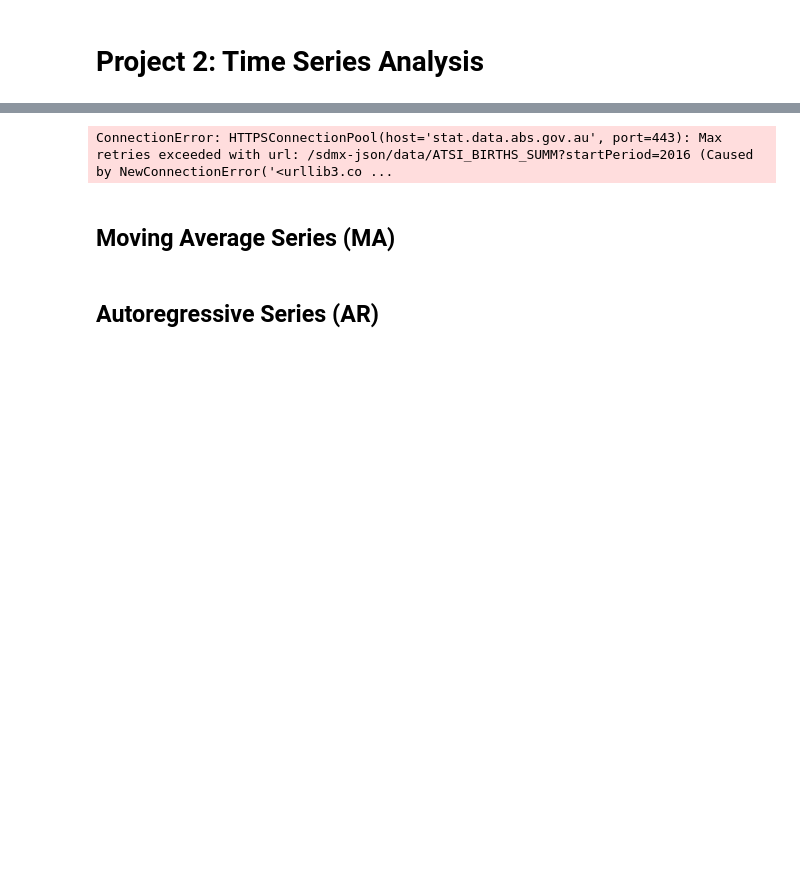
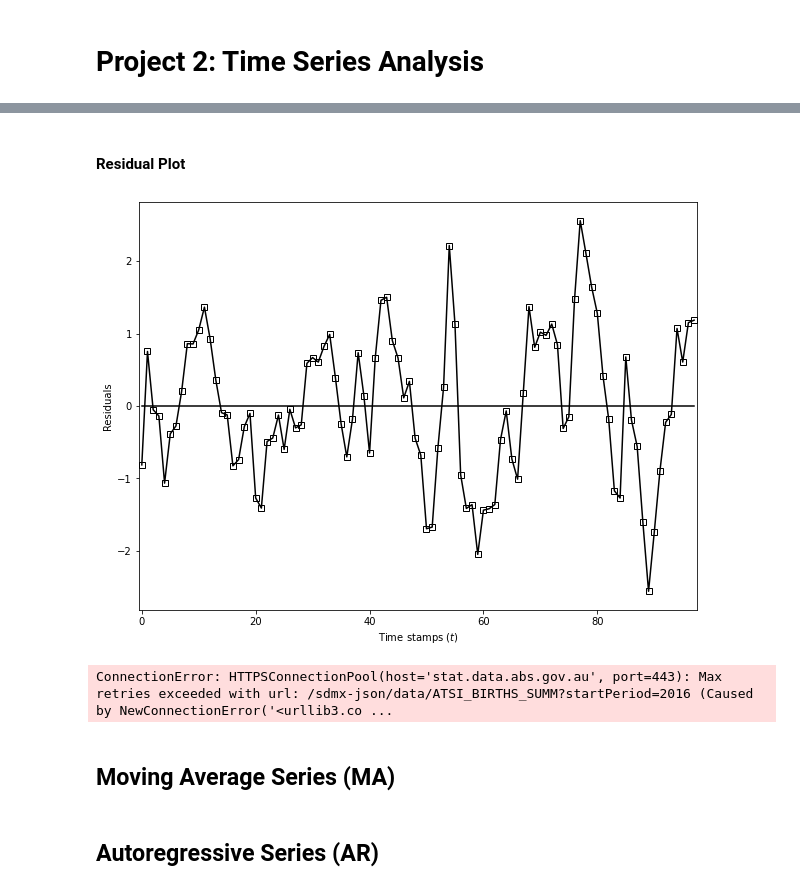
Before and after one commit to YassYe/Deeplearning-Workshops-FYP, a Jupyter notebook: Project2/TimeSeriesProject.ipynb, the cells around one changed output, grey strips where cells are left out. Drawn from its saved outputs; the diff is of its cells as text; code cells hidden in the pictures; blank space fills up the shorter version.

```diff
--- a/Project2/TimeSeriesProject.ipynb
+++ b/Project2/TimeSeriesProject.ipynb
@@ -16,3 +74,18 @@ plt.rcParams['figure.figsize'] = [10, 7.5]
+# %% [markdown]
+#### Residual Plot
+# %%
+resds = data- xPreds
+plt.figure()
+plt.plot(dataTime, resds,  "k", marker='s', markerfacecolor='none')
+plt.plot(dataTime, np.zeros(dataTime.shape), "k")
+plt.xlabel("Time stamps $(t)$")
+plt.ylabel("Residuals")
+plt.xlim([dataTime[0]-0.5, dataTime[-1]+0.5])
+#save figure
+plt.savefig("lakefitres.pdf", format="pdf", bbox_inches="tight")
+plt.show()
+# %% [output]
+[figure, added]
 # %%
 
 Agency_Code = 'ABS'
```
Also changed, not shown: parts of 10 cells of this notebook, 4 other files.
